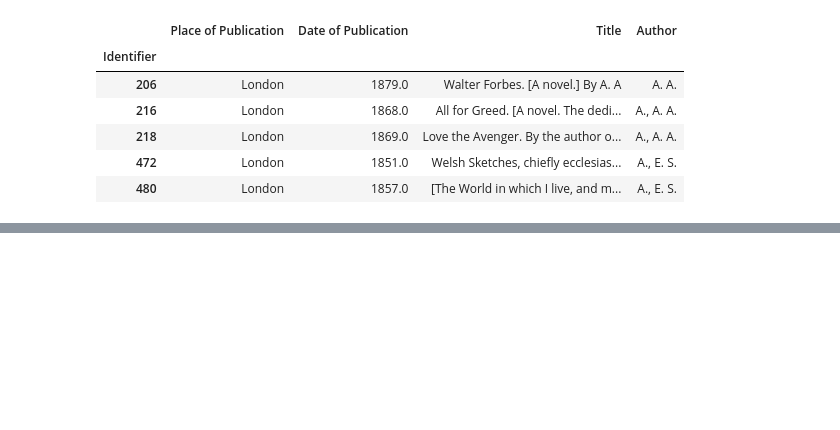
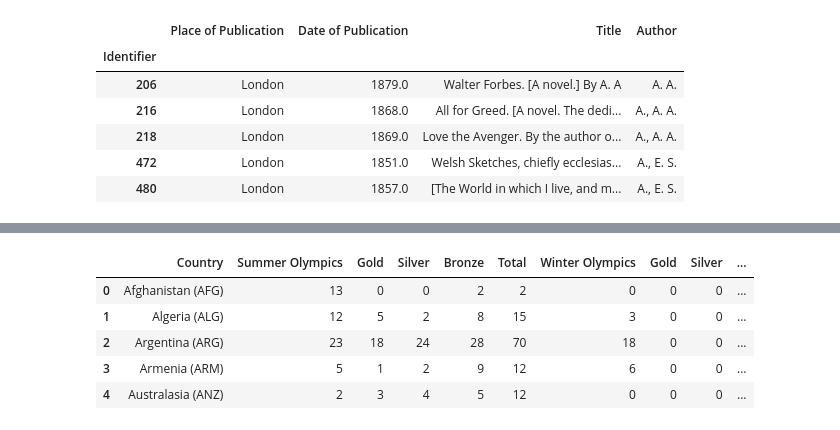
Before and after one commit to J4s0nZhang/python-data-cleaning, a Jupyter notebook: follow_tutorial.ipynb, the cells around one changed output, grey strips where cells are left out. Drawn from its saved outputs; the diff is of its cells as text; code cells hidden in the pictures; blank space fills up the shorter version.

```diff
--- a/follow_tutorial.ipynb
+++ b/follow_tutorial.ipynb
@@ -289,0 +490,10 @@ bookData.head()
+# %%
+# since that doesn't work, lets us our friend regex
+
+regex = r'\['
+
+country = olympData['Country']
+
+countryMap = country.str.contains(regex)
+
+countryMap
@@ -289,0 +513,12 @@ bookData.head()
+# %%
+# now that we have the boolean map, let's iterate through and get rid of the [
+# well it turns out np.where isn't very useful since we can't access each element to make changes
+
+index = 0
+for element in country:
+    if '[' in element:
+        country[index] = element[:element.find('[')]
+
+    index += 1
+
+country
@@ -289,0 +545,12 @@ bookData.head()
+# %%
+# hmm I get a warning but it looks like it works right now
+
+olympData['Country'] = country
+olympData.head()
+# %% [output]
+|  | Country | Summer Olympics | Gold | Silver | Bronze | Total | Winter Olympics | Gold | Silver | ... |
+| 0 | Afghanistan (AFG) | 13 | 0 | 0 | 2 | 2 | 0 | 0 | 0 | ... |
+| 1 | Algeria (ALG) | 12 | 5 | 2 | 8 | 15 | 3 | 0 | 0 | ... |
+| 2 | Argentina (ARG) | 23 | 18 | 24 | 28 | 70 | 18 | 0 | 0 | ... |
+| 3 | Armenia (ARM) | 5 | 1 | 2 | 9 | 12 | 6 | 0 | 0 | ... |
+| 4 | Australasia (ANZ) | 2 | 3 | 4 | 5 | 12 | 0 | 0 | 0 | ... |
```
Also changed, not shown: parts of 15 cells of this notebook.
